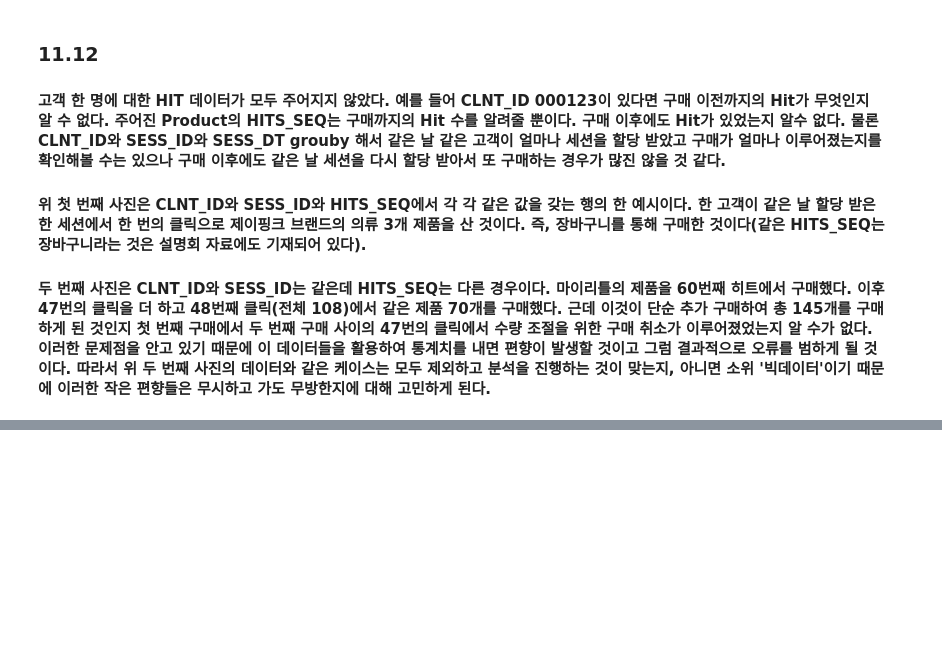
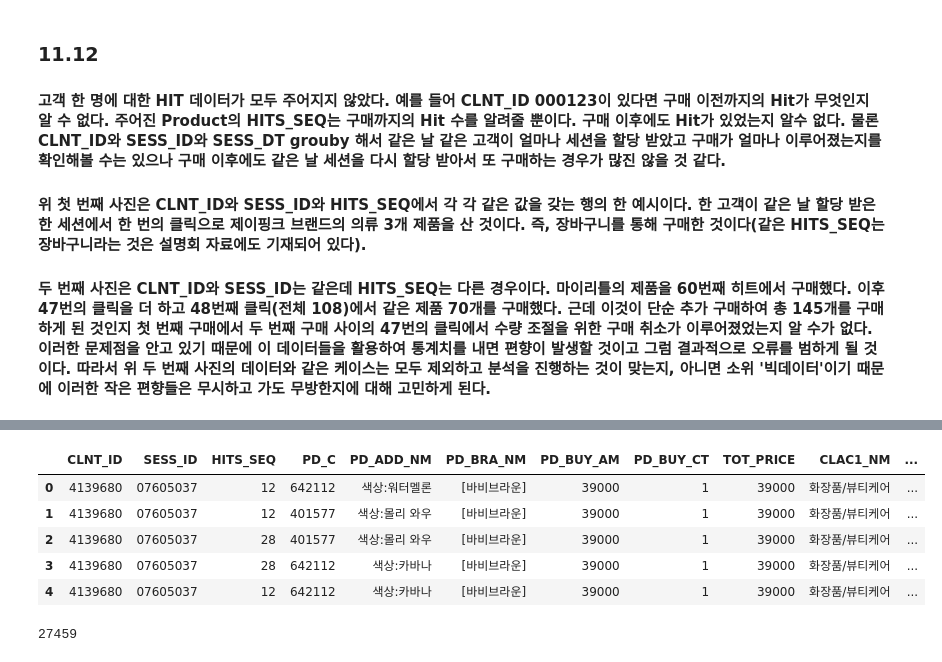
Before and after one commit to chldnjstjr/Lpoint, a Jupyter notebook: 1st_EDA.ipynb, the cells around one changed output, grey strips where cells are left out. Cells and saved outputs as stored; diff of their text form; code cells hidden in the pictures; blank space fills up the shorter version.

```diff
--- a/1st_EDA.ipynb
+++ b/1st_EDA.ipynb
@@ -536,0 +534,10 @@ round(sum(prd['PD_BUY_AM']%1000==900)/len(prd['PD_BUY_AM'])*100, 2) #서로 다
+# %%
+prdmaster = pd.merge(prdmaster, session, how='inner', on=['CLNT_ID', 'SESS_ID'])
+prdmaster.head()
+# %% [output]
+|  | CLNT_ID | SESS_ID | HITS_SEQ | PD_C | PD_ADD_NM | PD_BRA_NM | PD_BUY_AM | PD_BUY_CT | TOT_PRICE | CLAC1_NM | ... |
+| 0 | 4139680 | 07605037 | 12 | 642112 | 색상:워터멜론 | [바비브라운] | 39000 | 1 | 39000 | 화장품/뷰티케어 | ... |
+| 1 | 4139680 | 07605037 | 12 | 401577 | 색상:몰리 와우 | [바비브라운] | 39000 | 1 | 39000 | 화장품/뷰티케어 | ... |
+| 2 | 4139680 | 07605037 | 28 | 401577 | 색상:몰리 와우 | [바비브라운] | 39000 | 1 | 39000 | 화장품/뷰티케어 | ... |
+| 3 | 4139680 | 07605037 | 28 | 642112 | 색상:카바나 | [바비브라운] | 39000 | 1 | 39000 | 화장품/뷰티케어 | ... |
+| 4 | 4139680 | 07605037 | 12 | 642112 | 색상:카바나 | [바비브라운] | 39000 | 1 | 39000 | 화장품/뷰티케어 | ... |
@@ -536,0 +548,4 @@ round(sum(prd['PD_BUY_AM']%1000==900)/len(prd['PD_BUY_AM'])*100, 2) #서로 다
+# %%
+round(clntperday['CLNT_ID'].mean()) #일 평균 구매 회원 수
+# %% [output]
+27459
```
Also changed, not shown: parts of 16 cells of this notebook.
